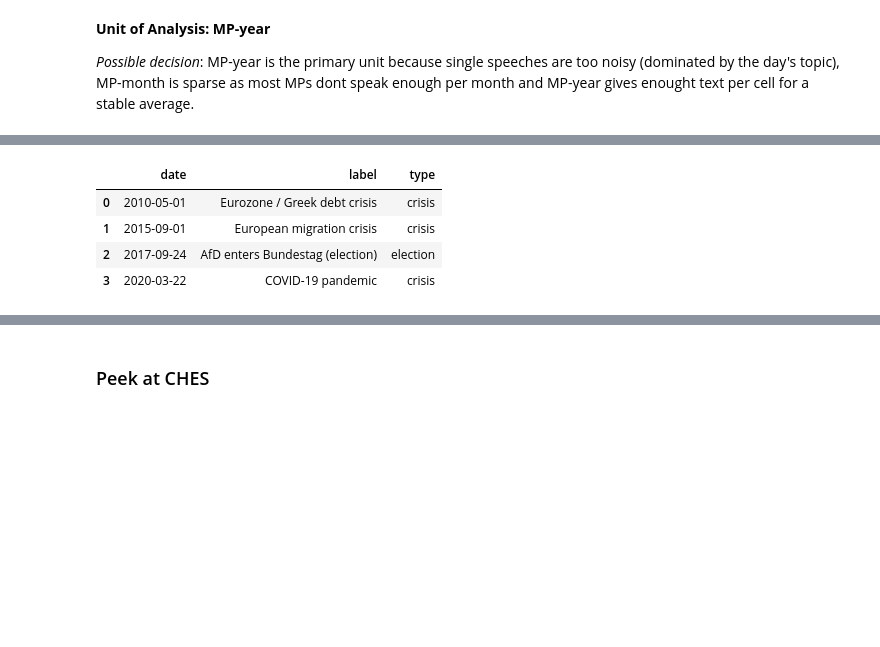
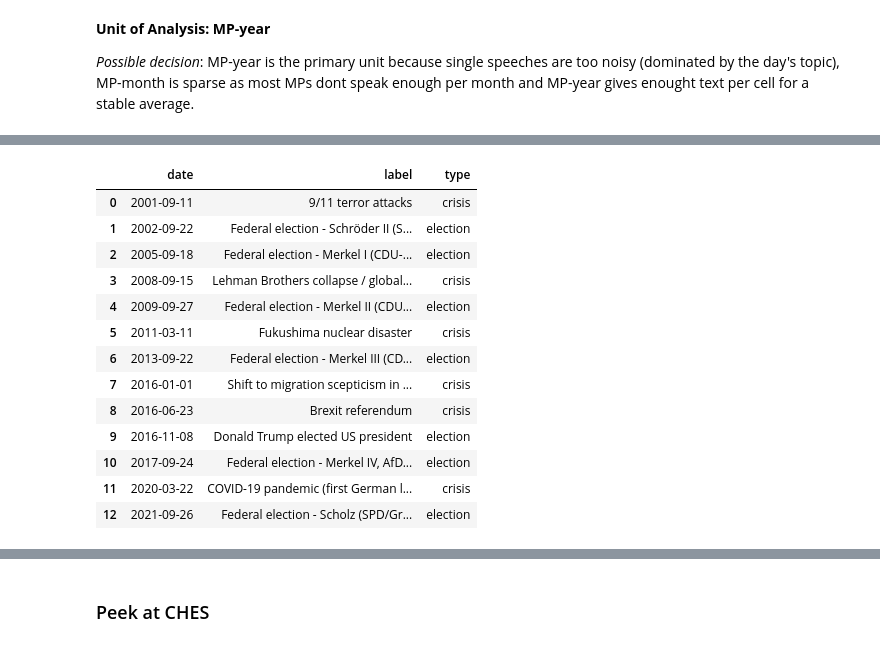
Before and after one commit to BerHarDanVoe/parliament-embeddings, a Jupyter notebook: notebooks/01_data_cleaning.ipynb, the cells around one changed output, grey strips where cells are left out. Saved outputs shown, nothing was run; the diff lists cells and outputs as text; code cells hidden in the pictures; blank space fills up the shorter version.

```diff
--- a/notebooks/01_data_cleaning.ipynb
+++ b/notebooks/01_data_cleaning.ipynb
@@ -223,17 +337,39 @@ MP-months with fewer than 3 speeches: 71%
 # %%
 # Define the events
 events = pd.DataFrame([
-    ("2010-05-01", "Eurozone / Greek debt crisis",  "crisis"),
-    ("2015-09-01", "European migration crisis",      "crisis"),
-    ("2017-09-24", "AfD enters Bundestag (election)", "election"),
-    ("2020-03-22", "COVID-19 pandemic",              "crisis"),
+    # External shocks / crises
+    ("2001-09-11", "9/11 terror attacks",                                  "crisis"),
+    ("2008-09-15", "Lehman Brothers collapse / global financial crisis",   "crisis"),
+    ("2011-03-11", "Fukushima nuclear disaster",                           "crisis"),
+    ("2016-01-01", "Shift to migration scepticism in Germany (post-Cologne NYE)", "crisis"),
+    ("2016-06-23", "Brexit referendum",                                    "crisis"),
+    ("2016-11-08", "Donald Trump elected US president",                    "election"),
+    ("2020-03-22", "COVID-19 pandemic (first German lockdown)",            "crisis"),
+
+    # German federal elections (Bundestagswahlen) in the 2000-2021 window
+    ("2002-09-22", "Federal election - Schröder II (SPD/Grüne)",           "election"),
+    ("2005-09-18", "Federal election - Merkel I (CDU-CSU/SPD, grand coalition)", "election"),
+    ("2009-09-27", "Federal election - Merkel II (CDU-CSU/FDP)",           "election"),
+    ("2013-09-22", "Federal election - Merkel III (CDU-CSU/SPD)",          "election"),
+    ("2017-09-24", "Federal election - Merkel IV, AfD enters Bundestag",   "election"),
+    ("2021-09-26", "Federal election - Scholz (SPD/Grüne/FDP, Ampel)",     "election"),
 ], columns=["date", "label", "type"])
 
 events["date"] = pd.to_datetime(events["date"])
+events = events.sort_values("date").reset_index(drop=True)
 events
 # %% [output]
 |  | date | label | type |
-| 0 | 2010-05-01 | Eurozone / Greek debt crisis | crisis |
-| 1 | 2015-09-01 | European migration crisis | crisis |
-| 2 | 2017-09-24 | AfD enters Bundestag (election) | election |
-| 3 | 2020-03-22 | COVID-19 pandemic | crisis |
+| 0 | 2001-09-11 | 9/11 terror attacks | crisis |
+| 1 | 2002-09-22 | Federal election - Schröder II (S... | election |
+| 2 | 2005-09-18 | Federal election - Merkel I (CDU-... | election |
+| 3 | 2008-09-15 | Lehman Brothers collapse / global... | crisis |
+| 4 | 2009-09-27 | Federal election - Merkel II (CDU... | election |
+| 5 | 2011-03-11 | Fukushima nuclear disaster | crisis |
+| 6 | 2013-09-22 | Federal election - Merkel III (CD... | election |
+| 7 | 2016-01-01 | Shift to migration scepticism in ... | crisis |
+| 8 | 2016-06-23 | Brexit referendum | crisis |
+| 9 | 2016-11-08 | Donald Trump elected US president | election |
+| 10 | 2017-09-24 | Federal election - Merkel IV, AfD... | election |
+| 11 | 2020-03-22 | COVID-19 pandemic (first German l... | crisis |
+| 12 | 2021-09-26 | Federal election - Scholz (SPD/Gr... | election |
```
Also changed, not shown: parts of 27 cells of this notebook, 3 other files.
